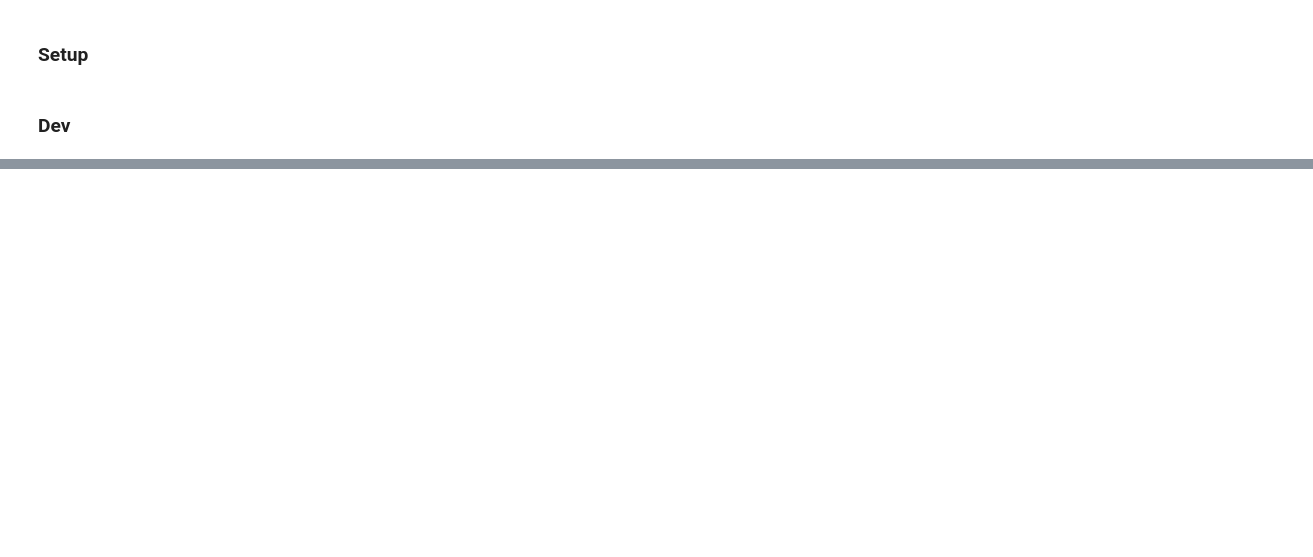
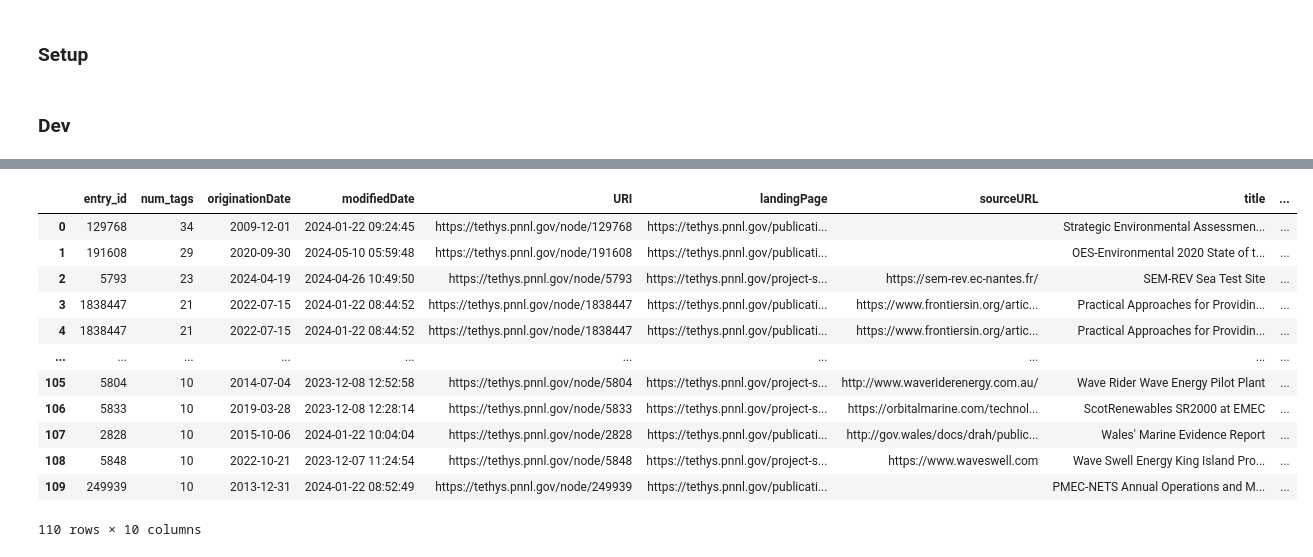
Before and after one commit to domdecanio/primrea, a Jupyter notebook: notebooks/reports/tethyss_qaqc_2.ipynb, the cells around one changed output, grey strips where cells are left out. Drawn from its saved outputs; the diff is of its cells as text; code cells hidden in the pictures; blank space fills up the shorter version.

```diff
--- a/notebooks/reports/tethyss_qaqc_2.ipynb
+++ b/notebooks/reports/tethyss_qaqc_2.ipynb
@@ -29,0 +34,3 @@ primre_data.tethys_dataframe_raw
+# %%
+tethys_tags_count_df = pd.DataFrame(tethys_df_tags['entry_id'].value_counts())
+tethys_tags_count_df
@@ -29,0 +51,3 @@ primre_data.tethys_dataframe_raw
+# %%
+tethys_tags_count_df = tethys_tags_count_df.reset_index()
+tethys_tags_count_df
@@ -29,0 +169,3 @@ primre_data.tethys_dataframe_raw
+# %%
+a = tethys_tags_count_df[tethys_tags_count_df['num_tags']>=10]
+a
@@ -29,0 +186,17 @@ primre_data.tethys_dataframe_raw
+# %%
+b = a.merge(tethys_df_core, how='inner', on='entry_id')
+b
+# %% [output]
+|  | entry_id | num_tags | originationDate | modifiedDate | URI | landingPage | sourceURL | title | ... |
+| 0 | 129768 | 34 | 2009-12-01 | 2024-01-22 09:24:45 | https://tethys.pnnl.gov/node/129768 | https://tethys.pnnl.gov/publicati... |  | Strategic Environmental Assessmen... | ... |
+| 1 | 191608 | 29 | 2020-09-30 | 2024-05-10 05:59:48 | https://tethys.pnnl.gov/node/191608 | https://tethys.pnnl.gov/publicati... |  | OES-Environmental 2020 State of t... | ... |
+| 2 | 5793 | 23 | 2024-04-19 | 2024-04-26 10:49:50 | https://tethys.pnnl.gov/node/5793 | https://tethys.pnnl.gov/project-s... | https://sem-rev.ec-nantes.fr/ | SEM-REV Sea Test Site | ... |
+| 3 | 1838447 | 21 | 2022-07-15 | 2024-01-22 08:44:52 | https://tethys.pnnl.gov/node/1838447 | https://tethys.pnnl.gov/publicati... | https://www.frontiersin.org/artic... | Practical Approaches for Providin... | ... |
+| 4 | 1838447 | 21 | 2022-07-15 | 2024-01-22 08:44:52 | https://tethys.pnnl.gov/node/1838447 | https://tethys.pnnl.gov/publicati... | https://www.frontiersin.org/artic... | Practical Approaches for Providin... | ... |
+| ... | ... | ... | ... | ... | ... | ... | ... | ... | ... |
+| 105 | 5804 | 10 | 2014-07-04 | 2023-12-08 12:52:58 | https://tethys.pnnl.gov/node/5804 | https://tethys.pnnl.gov/project-s... | http://www.waveriderenergy.com.au/ | Wave Rider Wave Energy Pilot Plant | ... |
+| 106 | 5833 | 10 | 2019-03-28 | 2023-12-08 12:28:14 | https://tethys.pnnl.gov/node/5833 | https://tethys.pnnl.gov/project-s... | https://orbitalmarine.com/technol... | ScotRenewables SR2000 at EMEC | ... |
+| 107 | 2828 | 10 | 2015-10-06 | 2024-01-22 10:04:04 | https://tethys.pnnl.gov/node/2828 | https://tethys.pnnl.gov/publicati... | http://gov.wales/docs/drah/public... | Wales' Marine Evidence Report | ... |
+| 108 | 5848 | 10 | 2022-10-21 | 2023-12-07 11:24:54 | https://tethys.pnnl.gov/node/5848 | https://tethys.pnnl.gov/project-s... | https://www.waveswell.com | Wave Swell Energy King Island Pro... | ... |
+| 109 | 249939 | 10 | 2013-12-31 | 2024-01-22 08:52:49 | https://tethys.pnnl.gov/node/249939 | https://tethys.pnnl.gov/publicati... |  | PMEC-NETS Annual Operations and M... | ... |
+110 rows × 10 columns
```
Also changed, not shown: parts of 24 cells of this notebook, 1 other file.
